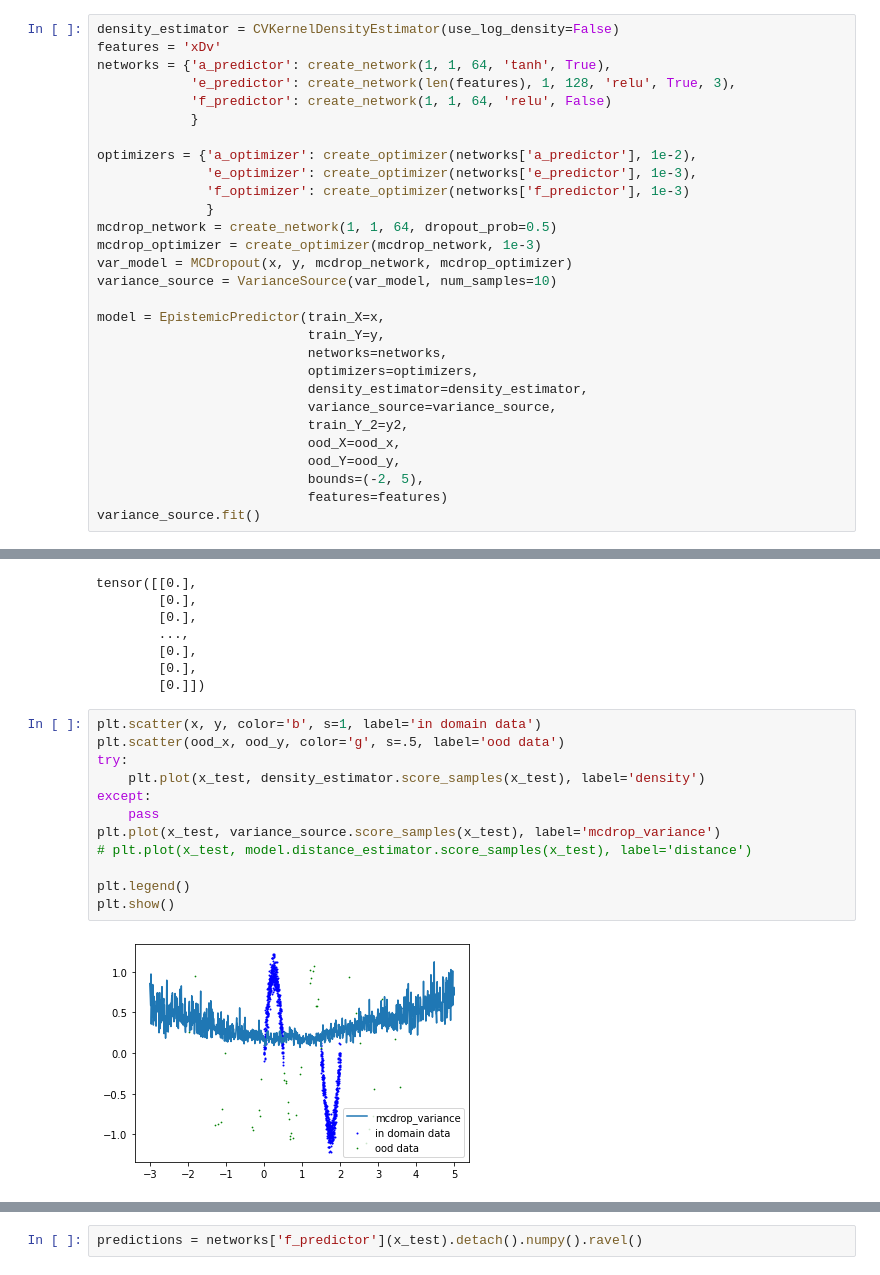
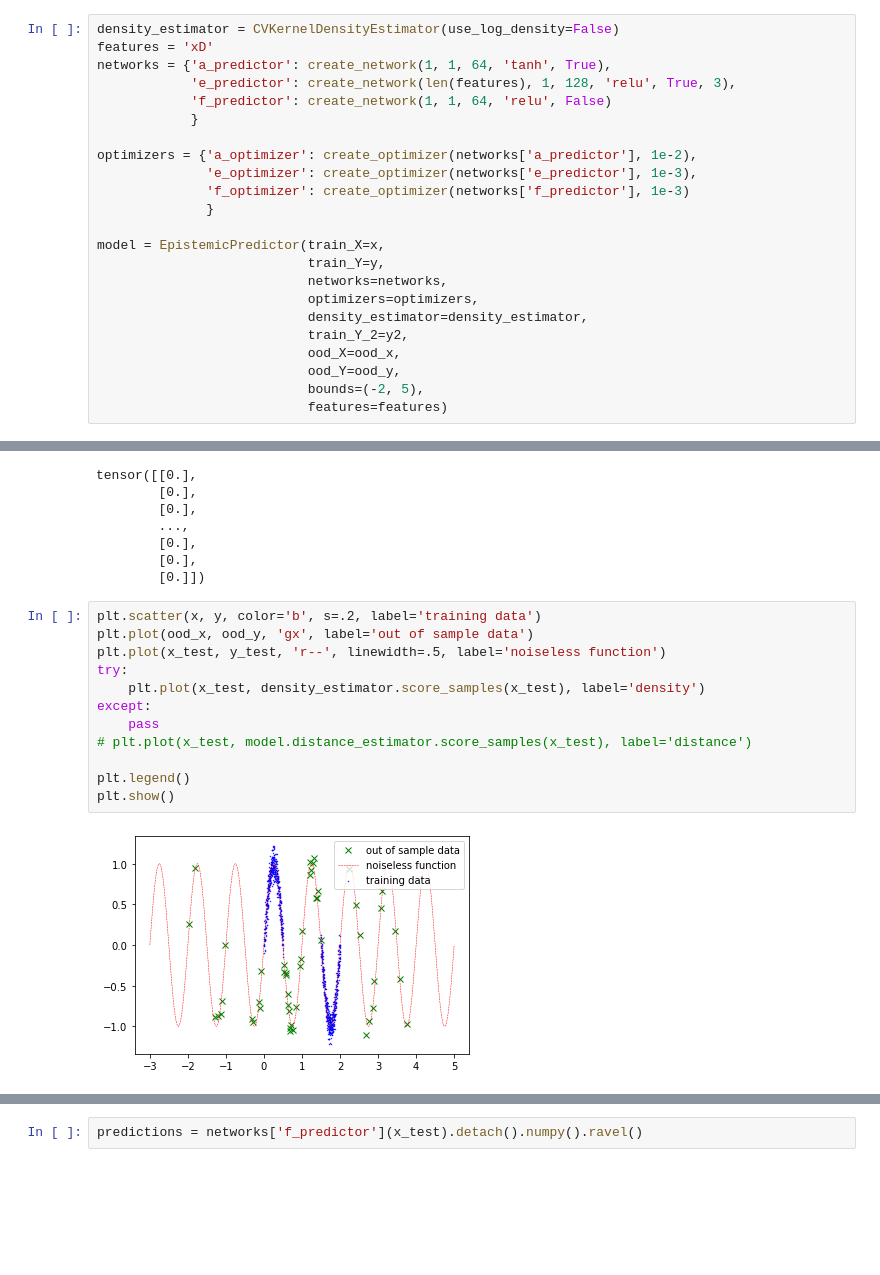
Before and after one commit to MJ10/DEUP, a Jupyter notebook: notebooks/uncertainty_estimation.ipynb, the cells around one changed output, grey strips where cells are left out. Cells and saved outputs as stored; diff of their text form; blank space fills up the shorter version.

```diff
--- a/notebooks/uncertainty_estimation.ipynb
+++ b/notebooks/uncertainty_estimation.ipynb
@@ -38,7 +41,7 @@ def generate_data(n=1024, sep=1):
 x, y, y2, x_test, y_test, ood_x, ood_y = generate_data()
 # %%
 density_estimator = CVKernelDensityEstimator(use_log_density=False)
-features = 'xDv'
+features = 'xD'
 networks = {'a_predictor': create_network(1, 1, 64, 'tanh', True),
             'e_predictor': create_network(len(features), 1, 128, 'relu', True, 3),
             'f_predictor': create_network(1, 1, 64, 'relu', False)
@@ -48,23 +51,17 @@ optimizers = {'a_optimizer': create_optimizer(networks['a_predictor'], 1e-2),
               'e_optimizer': create_optimizer(networks['e_predictor'], 1e-3),
               'f_optimizer': create_optimizer(networks['f_predictor'], 1e-3)
               }
-mcdrop_network = create_network(1, 1, 64, dropout_prob=0.5)
-mcdrop_optimizer = create_optimizer(mcdrop_network, 1e-3)
-var_model = MCDropout(x, y, mcdrop_network, mcdrop_optimizer)
-variance_source = VarianceSource(var_model, num_samples=10)
 
 model = EpistemicPredictor(train_X=x,
                            train_Y=y,
                            networks=networks,
                            optimizers=optimizers,
                            density_estimator=density_estimator,
-                           variance_source=variance_source,
                            train_Y_2=y2,
                            ood_X=ood_x,
                            ood_Y=ood_y,
                            bounds=(-2, 5),
                            features=features)
-variance_source.fit()
 # %%
 model.pretrain_density_estimator(x)
 # %%
@@ -78,19 +75,19 @@ tensor([[0.],
         [0.],
         [0.]])
 # %%
-plt.scatter(x, y, color='b', s=1, label='in domain data')
-plt.scatter(ood_x, ood_y, color='g', s=.5, label='ood data')
+plt.scatter(x, y, color='b', s=.2, label='training data')
+plt.plot(ood_x, ood_y, 'gx', label='out of sample data')
+plt.plot(x_test, y_test, 'r--', linewidth=.5, label='noiseless function')
 try:
     plt.plot(x_test, density_estimator.score_samples(x_test), label='density')
 except:
     pass
-plt.plot(x_test, variance_source.score_samples(x_test), label='mcdrop_variance')
 # plt.plot(x_test, model.distance_estimator.score_samples(x_test), label='distance')
 
 plt.legend()
 plt.show()
 # %% [output]
-[figure, old version]
+[figure, new version]
 # %%
 epochs = 3
 losses = {'a': [], 'e': [], 'f': []}
```
Also changed, not shown: parts of 15 cells of this notebook, 10 other files.
